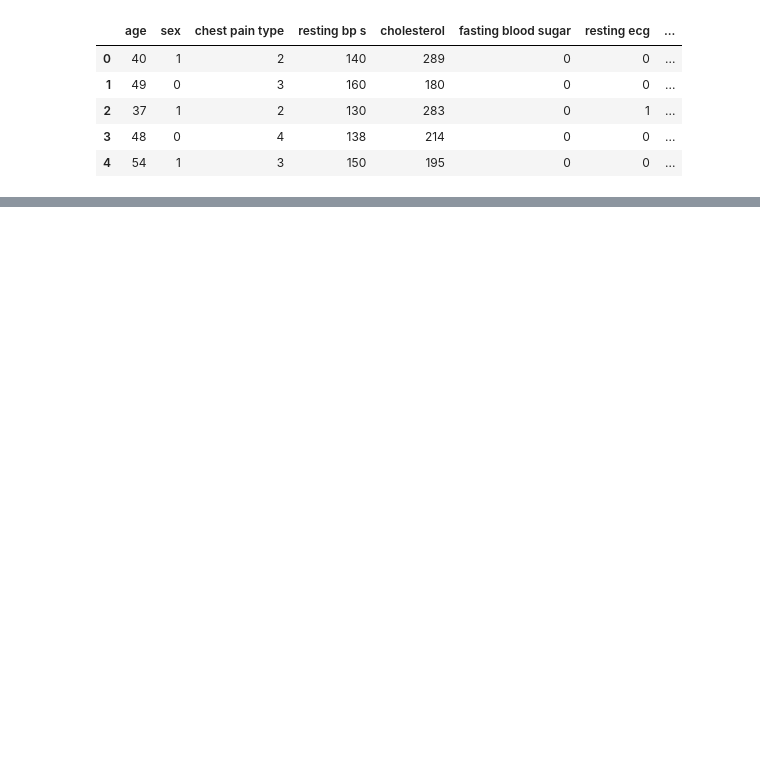
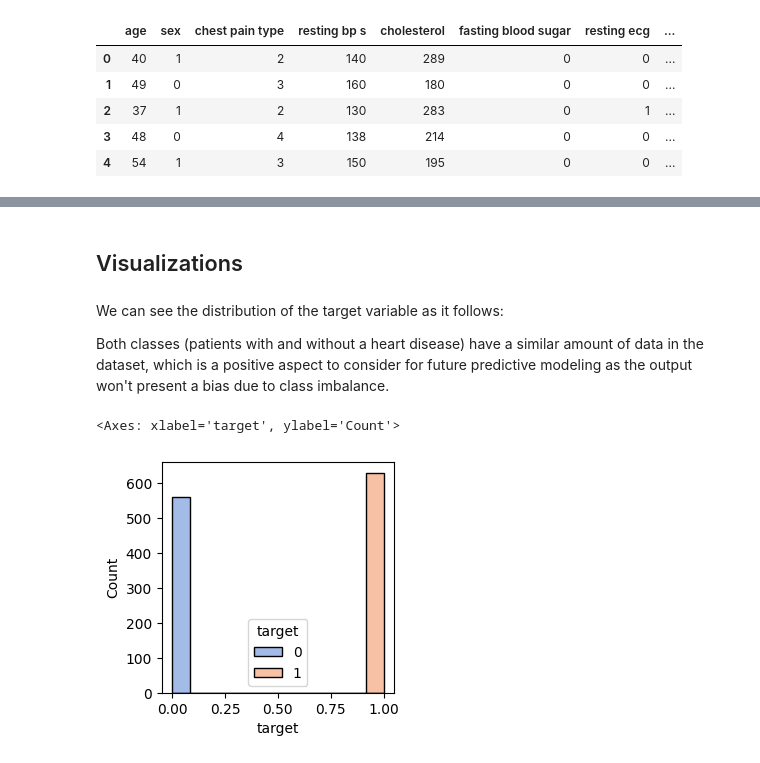
Before and after one commit to andrejet55/data-science, a Jupyter notebook: final_project.ipynb, the cells around one changed output, grey strips where cells are left out. Saved outputs shown, nothing was run; the diff lists cells and outputs as text; code cells hidden in the pictures; blank space fills up the shorter version.

```diff
--- a/final_project.ipynb
+++ b/final_project.ipynb
@@ -23,0 +209,13 @@ df.head()
+# %% [markdown]
+## Visualizations
+# %% [markdown]
+We can see the distribution of the target variable as it follows:
+
+Both classes (patients with and without a heart disease) have a similar amount of data in the dataset, which is a positive aspect to consider for future predictive modeling as the output won't present a bias due to class imbalance.
+# %%
+#histogram
+plt.figure(figsize=(3, 3))
+sns.histplot(data=df, x='target', hue='target', palette='muted')
+# %% [output]
+<Axes: xlabel='target', ylabel='Count'>
+[figure, added]
```
Also changed, not shown: parts of 50 cells of this notebook.
